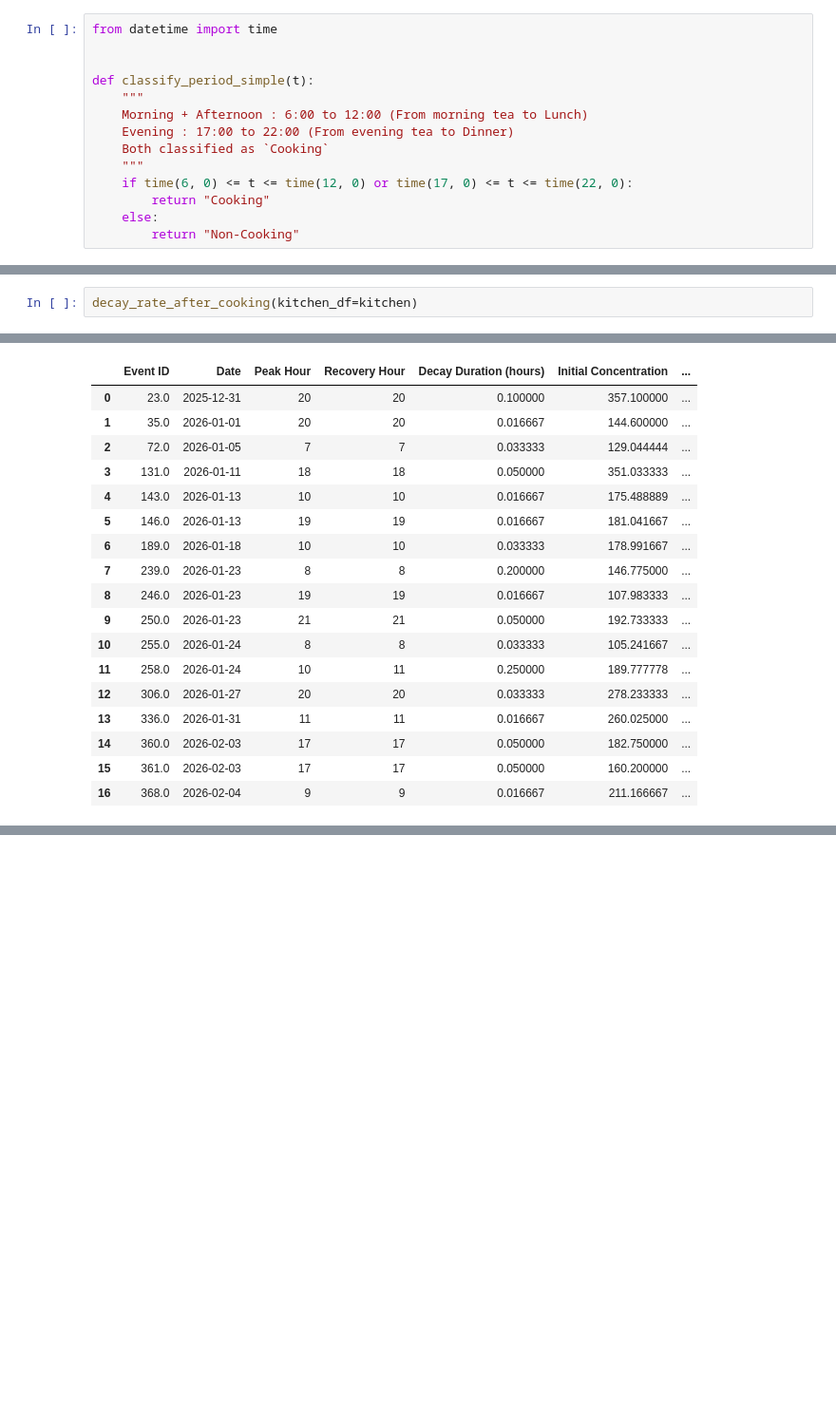
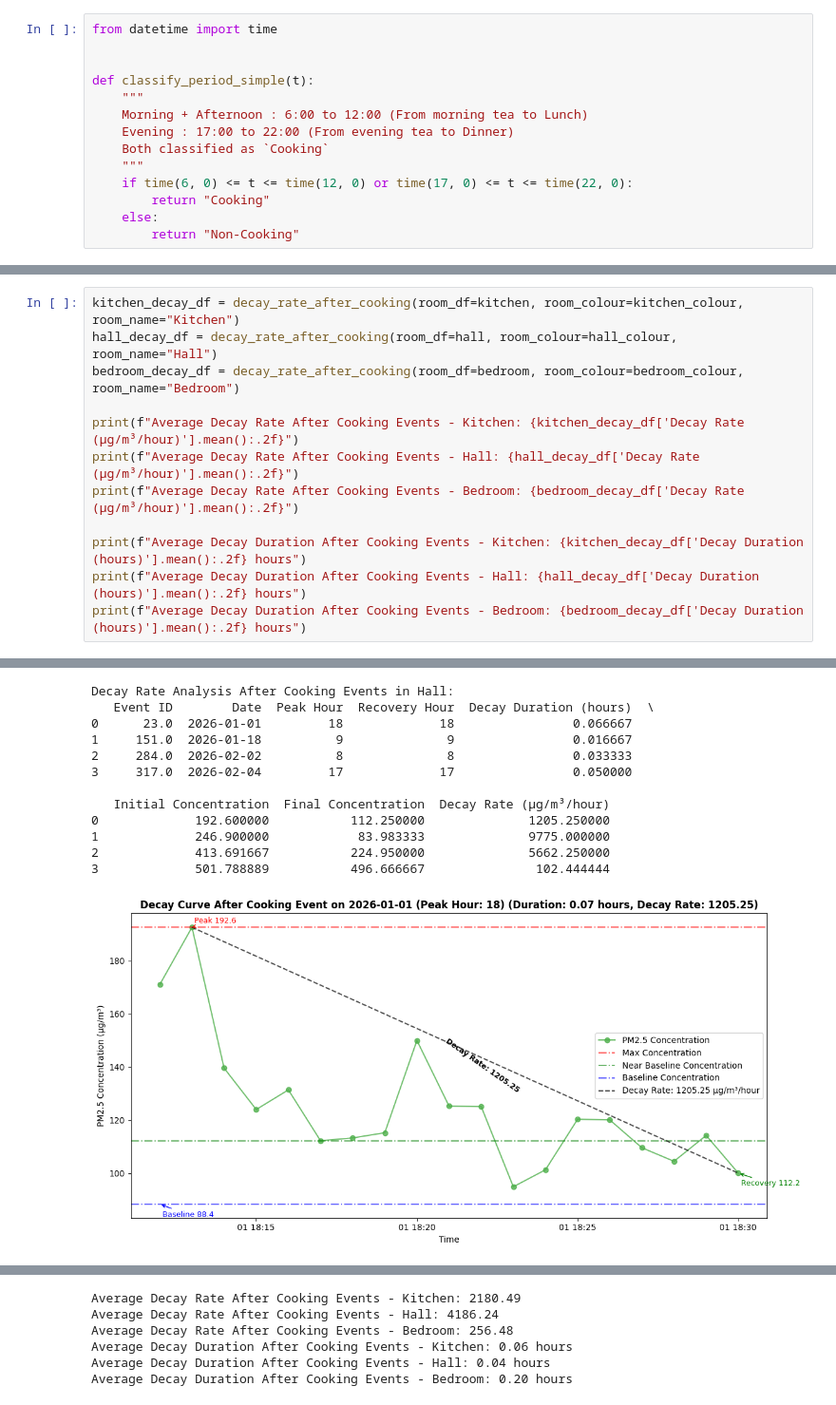
Before and after one commit to Dhruv0306/air-quality-monitoring-esp32, a Jupyter notebook: data_analysis/data_analysis_combined.ipynb, the cells around one changed output, grey strips where cells are left out. Shown at 95% size. Cells and saved outputs as stored; diff of their text form; blank space fills up the shorter version.

```diff
--- a/data_analysis/data_analysis_combined.ipynb
+++ b/data_analysis/data_analysis_combined.ipynb
@@ -1574,41 +1578,46 @@ def decay_rate_after_cooking(kitchen_df=None):
 
     return decay_df
 # %%
-decay_rate_after_cooking(kitchen_df=kitchen)
+kitchen_decay_df = decay_rate_after_cooking(room_df=kitchen, room_colour=kitchen_colour, room_name="Kitchen")
+hall_decay_df = decay_rate_after_cooking(room_df=hall, room_colour=hall_colour, room_name="Hall")
+bedroom_decay_df = decay_rate_after_cooking(room_df=bedroom, room_colour=bedroom_colour, room_name="Bedroom")
+
+print(f"Average Decay Rate After Cooking Events - Kitchen: {kitchen_decay_df['Decay Rate (µg/m³/hour)'].mean():.2f}")
+print(f"Average Decay Rate After Cooking Events - Hall: {hall_decay_df['Decay Rate (µg/m³/hour)'].mean():.2f}")
+print(f"Average Decay Rate After Cooking Events - Bedroom: {bedroom_decay_df['Decay Rate (µg/m³/hour)'].mean():.2f}")
+
+print(f"Average Decay Duration After Cooking Events - Kitchen: {kitchen_decay_df['Decay Duration (hours)'].mean():.2f} hours")
+print(f"Average Decay Duration After Cooking Events - Hall: {hall_decay_df['Decay Duration (hours)'].mean():.2f} hours")
+print(f"Average Decay Duration After Cooking Events - Bedroom: {bedroom_decay_df['Decay Duration (hours)'].mean():.2f} hours")
 # %% [output]
 Decay Rate Analysis After Cooking Events in Kitchen:
     Event ID        Date  Peak Hour  Recovery Hour  Decay Duration (hours)  \
 0       23.0  2025-12-31         20             20                0.100000
 1       35.0  2026-01-01         20             20                0.016667
 2       72.0  2026-01-05          7              7                0.033333
 3      131.0  2026-01-11         18             18                0.050000
 4      143.0  2026-01-13         10             10                0.016667
 5      146.0  2026-01-13         19             19                0.016667
 6      189.0  2026-01-18         10             10                0.033333
 7      239.0  2026-01-23          8              8                0.200000
 8      246.0  2026-01-23         19             19                0.016667
 9      250.0  2026-01-23         21             21                0.050000
 ... (22 lines left out)
 13             260.025000           173.725000              5178.000000
 14             182.750000            91.075000              1833.500000
 15             160.200000           110.325000               997.500000
 16             211.166667            92.444444              7123.333333
 [figure]
-|  | Event ID | Date | Peak Hour | Recovery Hour | Decay Duration (hours) | Initial Concentration | ... |
-| 0 | 23.0 | 2025-12-31 | 20 | 20 | 0.100000 | 357.100000 | ... |
-| 1 | 35.0 | 2026-01-01 | 20 | 20 | 0.016667 | 144.600000 | ... |
-| 2 | 72.0 | 2026-01-05 | 7 | 7 | 0.033333 | 129.044444 | ... |
-| 3 | 131.0 | 2026-01-11 | 18 | 18 | 0.050000 | 351.033333 | ... |
-| 4 | 143.0 | 2026-01-13 | 10 | 10 | 0.016667 | 175.488889 | ... |
-| 5 | 146.0 | 2026-01-13 | 19 | 19 | 0.016667 | 181.041667 | ... |
-| 6 | 189.0 | 2026-01-18 | 10 | 10 | 0.033333 | 178.991667 | ... |
-| 7 | 239.0 | 2026-01-23 | 8 | 8 | 0.200000 | 146.775000 | ... |
-| 8 | 246.0 | 2026-01-23 | 19 | 19 | 0.016667 | 107.983333 | ... |
-| 9 | 250.0 | 2026-01-23 | 21 | 21 | 0.050000 | 192.733333 | ... |
-| 10 | 255.0 | 2026-01-24 | 8 | 8 | 0.033333 | 105.241667 | ... |
-| 11 | 258.0 | 2026-01-24 | 10 | 11 | 0.250000 | 189.777778 | ... |
-| 12 | 306.0 | 2026-01-27 | 20 | 20 | 0.033333 | 278.233333 | ... |
-| 13 | 336.0 | 2026-01-31 | 11 | 11 | 0.016667 | 260.025000 | ... |
-| 14 | 360.0 | 2026-02-03 | 17 | 17 | 0.050000 | 182.750000 | ... |
-| 15 | 361.0 | 2026-02-03 | 17 | 17 | 0.050000 | 160.200000 | ... |
-| 16 | 368.0 | 2026-02-04 | 9 | 9 | 0.016667 | 211.166667 | ... |
+Decay Rate Analysis After Cooking Events in Hall:
+   Event ID        Date  Peak Hour  Recovery Hour  Decay Duration (hours)  \
+0      23.0  2026-01-01         18             18                0.066667
+1     151.0  2026-01-18          9              9                0.016667
+2     284.0  2026-02-02          8              8                0.033333
+3     317.0  2026-02-04         17             17                0.050000
+
+   Initial Concentration  Final Concentration  Decay Rate (µg/m³/hour)
+0             192.600000           112.250000              1205.250000
+1             246.900000            83.983333              9775.000000
+2             413.691667           224.950000              5662.250000
+3             501.788889           496.666667               102.444444
+[figure, added]
@@ -1614,0 +1637,6 @@ Decay Rate Analysis After Cooking Events in Kitchen:
+Average Decay Rate After Cooking Events - Kitchen: 2180.49
+Average Decay Rate After Cooking Events - Hall: 4186.24
+Average Decay Rate After Cooking Events - Bedroom: 256.48
+Average Decay Duration After Cooking Events - Kitchen: 0.06 hours
+Average Decay Duration After Cooking Events - Hall: 0.04 hours
+Average Decay Duration After Cooking Events - Bedroom: 0.20 hours
```
Also changed, not shown: parts of 2 cells of this notebook, 4 other files.
